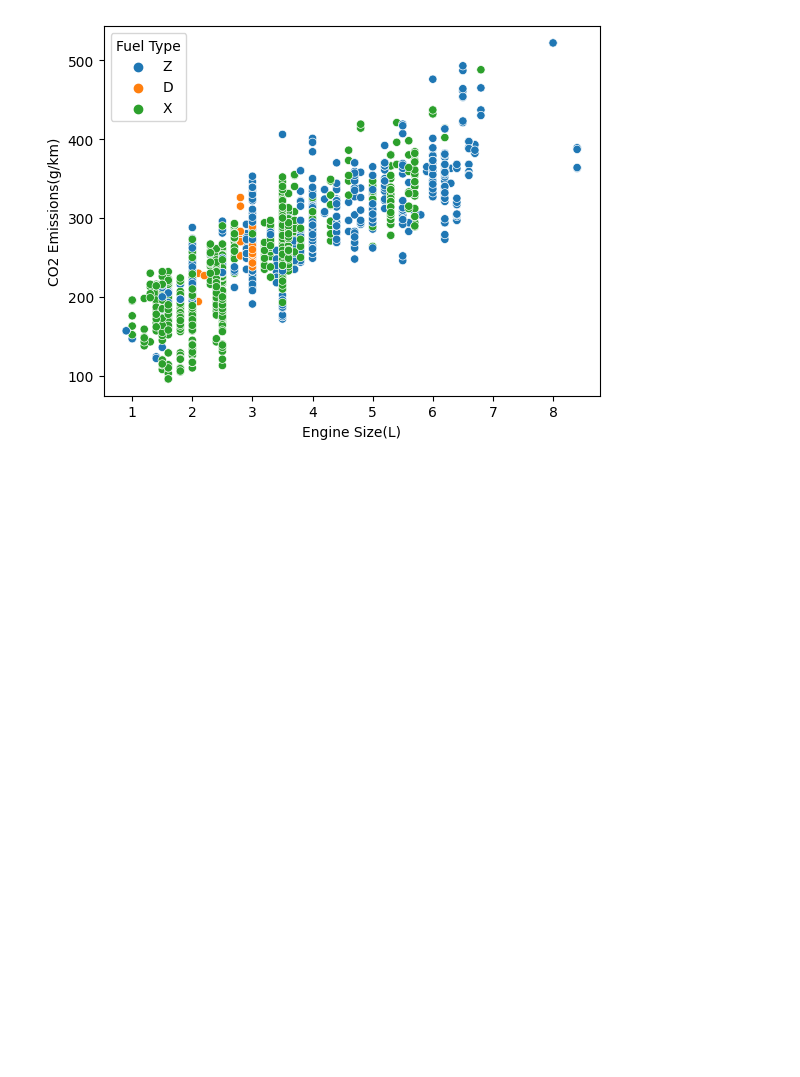
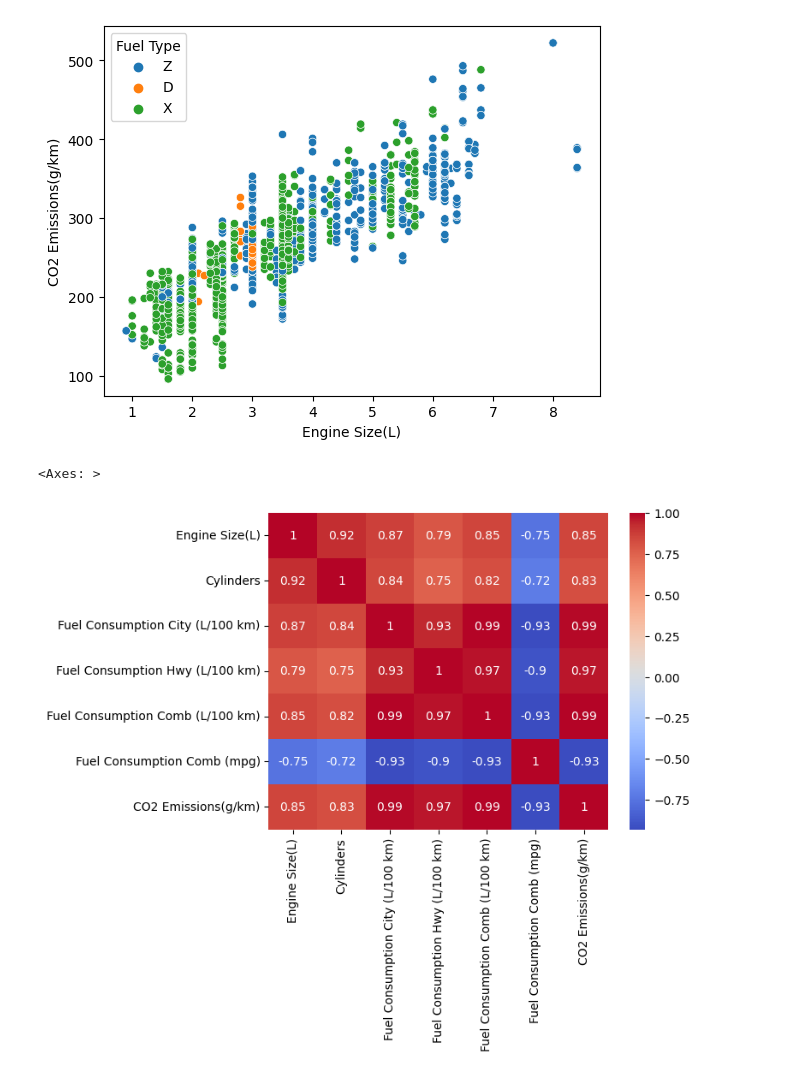
Before and after one commit to shivam188132/100days_ml, a Jupyter notebook: mlplayground.ipynb, the cells around one changed output. Saved outputs shown, nothing was run; the diff lists cells and outputs as text; code cells hidden in the pictures; blank space fills up the shorter version.

```diff
--- a/mlplayground.ipynb
+++ b/mlplayground.ipynb
@@ -507,3 +507,12 @@ sns.scatterplot(x='Engine Size(L)', y='CO2 Emissions(g/km)', hue='Fuel Type', da
 # %% [output]
 <Axes: xlabel='Engine Size(L)', ylabel='CO2 Emissions(g/km)'>
 [figure]
+# %%
+#remove all non numeric column first to plot a correlation matrix
+cleaned_df2 = cleaned_df.select_dtypes(include=[np.number])
+# %%
+correlation_matrix = cleaned_df2.corr()
+sns.heatmap(correlation_matrix, annot=True, cmap='coolwarm')
+# %% [output]
+<Axes: >
+[figure, added]
```
Also changed, not shown: parts of 7 cells of this notebook.
